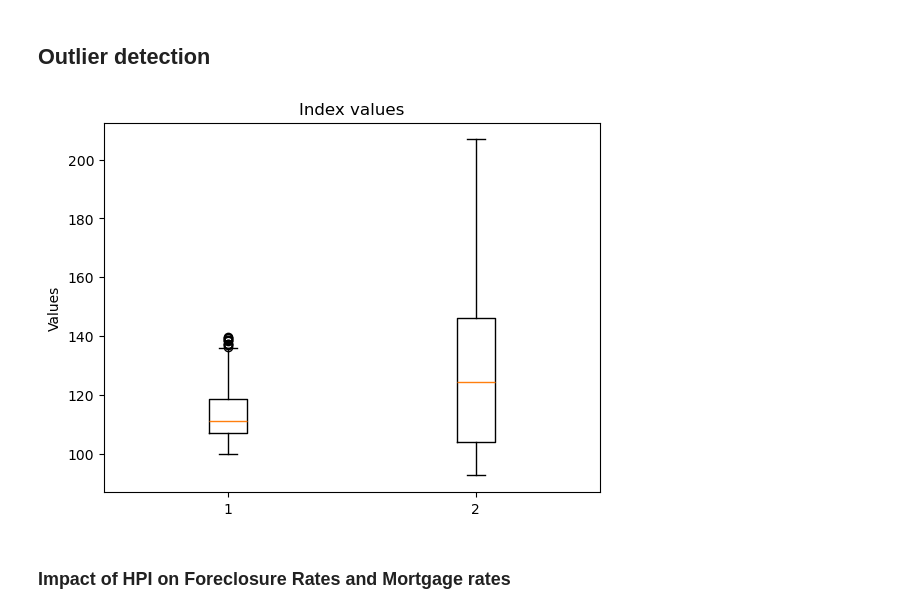
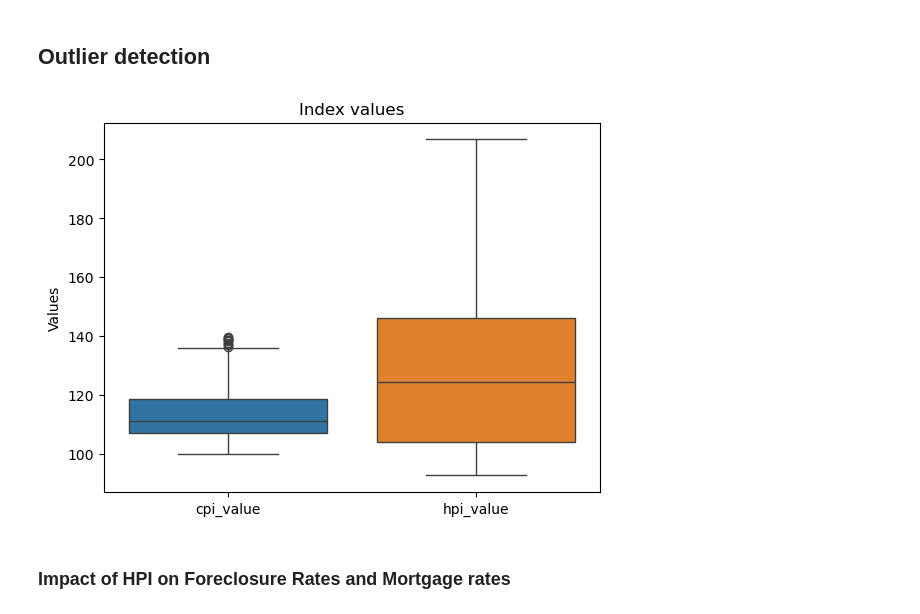
Before and after one commit to xraySMULu/the-big-squeeze, a Jupyter notebook: Code/mn_analysis.ipynb, the cells around one changed output. Drawn from its saved outputs; the diff is of its cells as text; code cells hidden in the pictures.

```diff
--- a/Code/mn_analysis.ipynb
+++ b/Code/mn_analysis.ipynb
@@ -394,13 +396,13 @@ plt.show()
 # %%
 # Boxplots
 fig1, ax1 = plt.subplots()
 ax1.set_title('Index values')
 ax1.set_ylabel('Values')
-ax1.boxplot(combine_df)
-#sns.boxplot(combine_df)
+#ax1.boxplot(combine_df)
+sns.boxplot(combine_df)
 plt.show()
 # %% [output]
-[figure, old version]
+[figure, new version]
 # %% [markdown]
 ### Impact of HPI on Foreclosure Rates and Mortgage rates
 # %%
```
Also changed, not shown: parts of 13 cells of this notebook.
